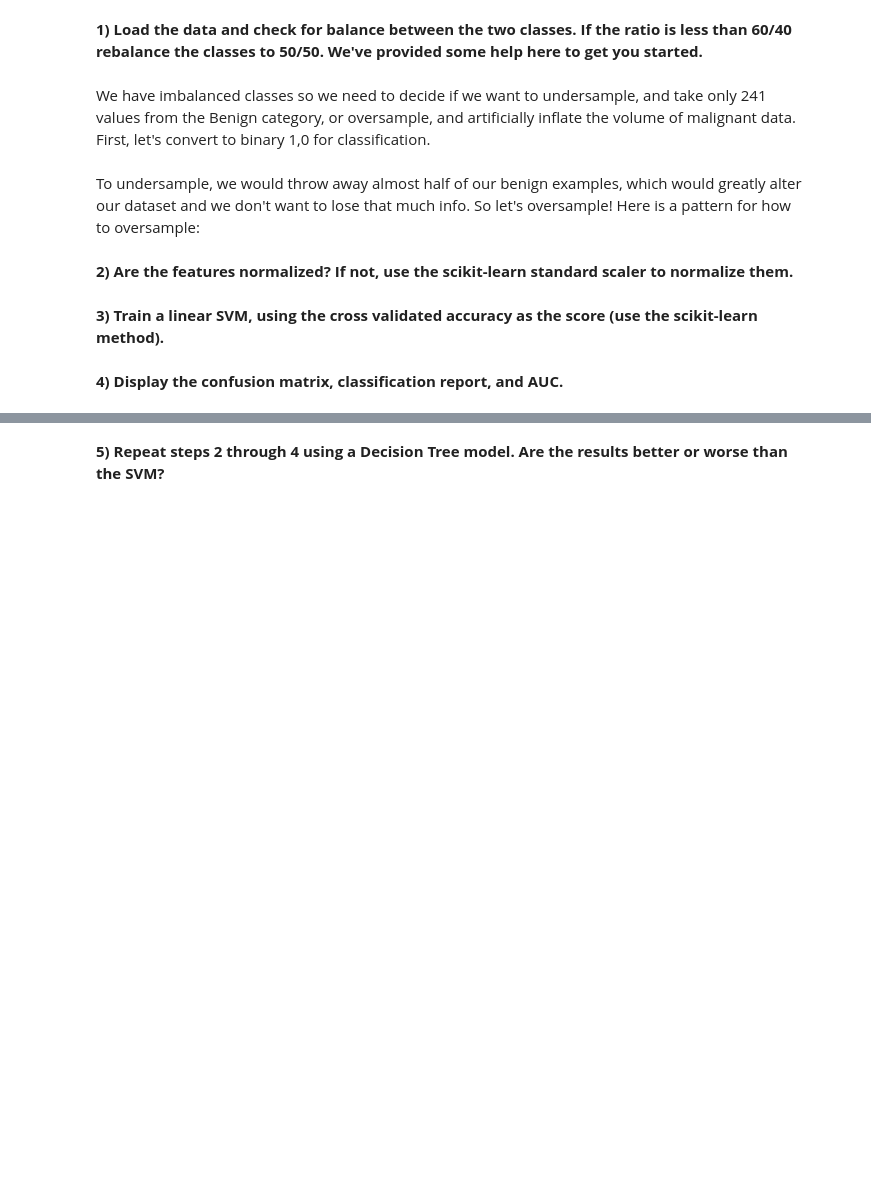
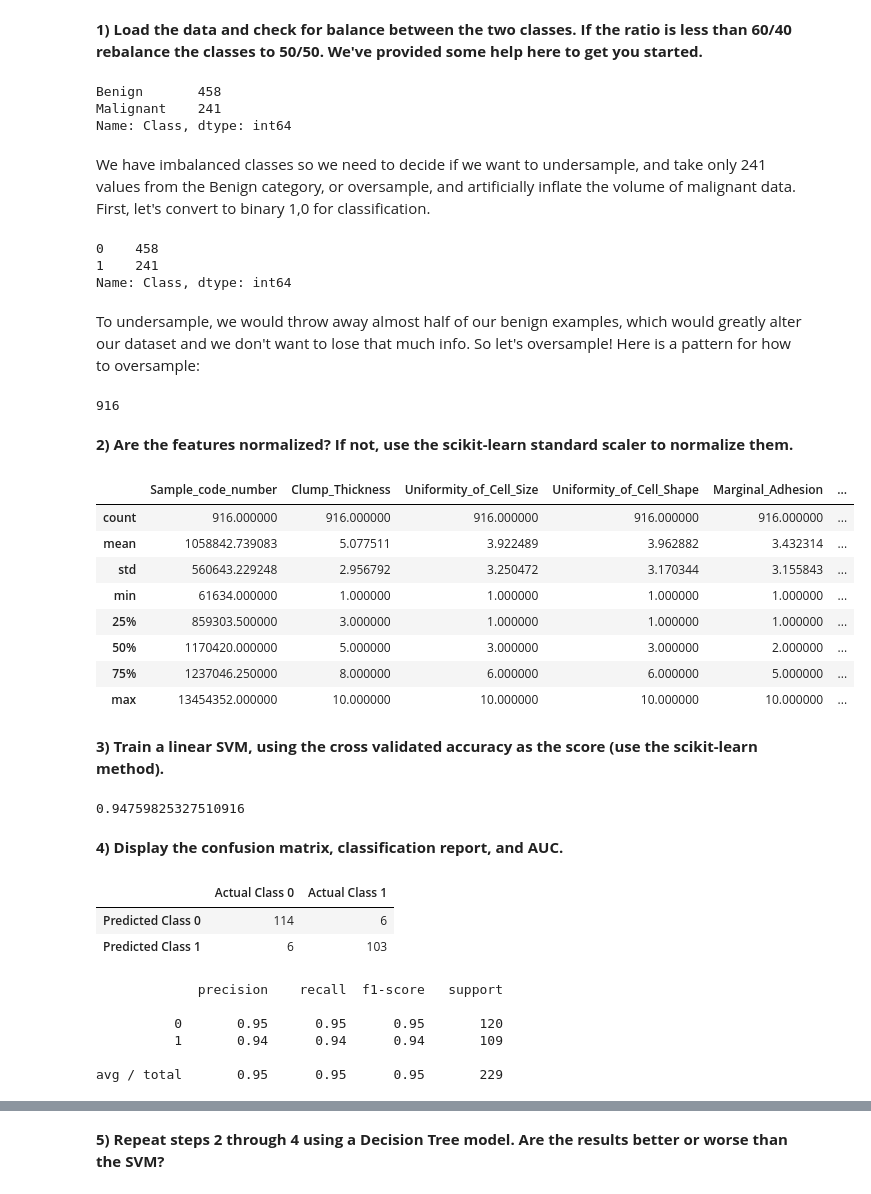
Before and after one commit to hallr/DAT_SF_19, a Jupyter notebook: hw-assignments/DAT19-HW4-Assignment.ipynb, the cells around one changed output, grey strips where cells are left out. Drawn from its saved outputs; the diff is of its cells as text; code cells hidden in the pictures; blank space fills up the shorter version.

```diff
--- a/hw-assignments/DAT19-HW4-Assignment.ipynb
+++ b/hw-assignments/DAT19-HW4-Assignment.ipynb
@@ -17,15 +25,23 @@ Use the cancer_uci.csv dataset in the Data directory of our course repo. This is
 # %% [markdown]
 **1) Load the data and check for balance between the two classes. If the ratio is less than 60/40 rebalance the classes to 50/50. We've provided some help here to get you started.**
 # %%
-canc = pd.read_csv("./data/cancer_uci.csv", index_col=0)
+canc = pd.read_csv("../data/cancer_uci.csv", index_col=0)
 canc.head()
 canc.Class.value_counts()
 # What are the frequencies of each class?
+# %% [output]
+Benign       458
+Malignant    241
+Name: Class, dtype: int64
 # %% [markdown]
 We have imbalanced classes so we need to decide if we want to undersample, and take only 241 values from the Benign category, or oversample, and artificially inflate the volume of malignant data. First, let's convert to binary 1,0 for classification.
 # %%
 canc.Class = canc.Class.map({'Benign':0,'Malignant':1})
 canc.Class.value_counts()
+# %% [output]
+0    458
+1    241
+Name: Class, dtype: int64
 # %% [markdown]
 To undersample, we would throw away almost half of our benign examples, which would greatly alter our dataset and we don't want to lose that much info. So let's oversample! Here is a pattern for how to oversample:
 # %%
@@ -41,5 +57,7 @@ over_sample = pd.concat([mal_over_example,benign_example])
 
 # Sanity check the length:
 print len(over_sample)
+# %% [output]
+916
 # %% [markdown]
 **2) Are the features normalized? If not, use the scikit-learn standard scaler to normalize them.**
@@ -47,0 +64,12 @@ print len(over_sample)
+# %%
+over_sample.describe()
+# %% [output]
+|  | Sample_code_number | Clump_Thickness | Uniformity_of_Cell_Size | Uniformity_of_Cell_Shape | Marginal_Adhesion | ... |
+| count | 916.000000 | 916.000000 | 916.000000 | 916.000000 | 916.000000 | ... |
+| mean | 1058842.739083 | 5.077511 | 3.922489 | 3.962882 | 3.432314 | ... |
+| std | 560643.229248 | 2.956792 | 3.250472 | 3.170344 | 3.155843 | ... |
+| min | 61634.000000 | 1.000000 | 1.000000 | 1.000000 | 1.000000 | ... |
+| 25% | 859303.500000 | 3.000000 | 1.000000 | 1.000000 | 1.000000 | ... |
+| 50% | 1170420.000000 | 5.000000 | 3.000000 | 3.000000 | 2.000000 | ... |
+| 75% | 1237046.250000 | 8.000000 | 6.000000 | 6.000000 | 5.000000 | ... |
+| max | 13454352.000000 | 10.000000 | 10.000000 | 10.000000 | 10.000000 | ... |
@@ -52,2 +87,18 @@ print len(over_sample)
+# %%
+from sklearn.cross_validation import train_test_split
+from sklearn.svm import SVC
+from sklearn.metrics import classification_report
+from sklearn.cross_validation import cross_val_score
+from sklearn.metrics import classification_report,confusion_matrix
+from sklearn.metrics import roc_curve
+from sklearn.metrics import auc
+
+
+X_train, X_test, Y_train, Y_test = train_test_split(X, Y, random_state=1)
+
+model = SVC(kernel='linear',C=1).fit(X_train,Y_train)
+model.score(X_test, Y_test)
+# %% [output]
+0.94759825327510916
 # %% [markdown]
 **4) Display the confusion matrix, classification report, and AUC.**
@@ -55,0 +105,18 @@ print len(over_sample)
+# %%
+cm = confusion_matrix(Y_test,model.predict(X_test))
+cm_df = pd.DataFrame(cm, index=['Predicted Class 0', 'Predicted Class 1'],
+                     columns=['Actual Class 0', 'Actual Class 1'])
+cm_df
+# %% [output]
+|  | Actual Class 0 | Actual Class 1 |
+| Predicted Class 0 | 114 | 6 |
+| Predicted Class 1 | 6 | 103 |
+# %%
+print classification_report(Y_test,model.predict(X_test))
+# %% [output]
+             precision    recall  f1-score   support
+
+          0       0.95      0.95      0.95       120
+          1       0.94      0.94      0.94       109
+
+avg / total       0.95      0.95      0.95       229
```
Also changed, not shown: parts of 19 cells of this notebook, 4 other files.
